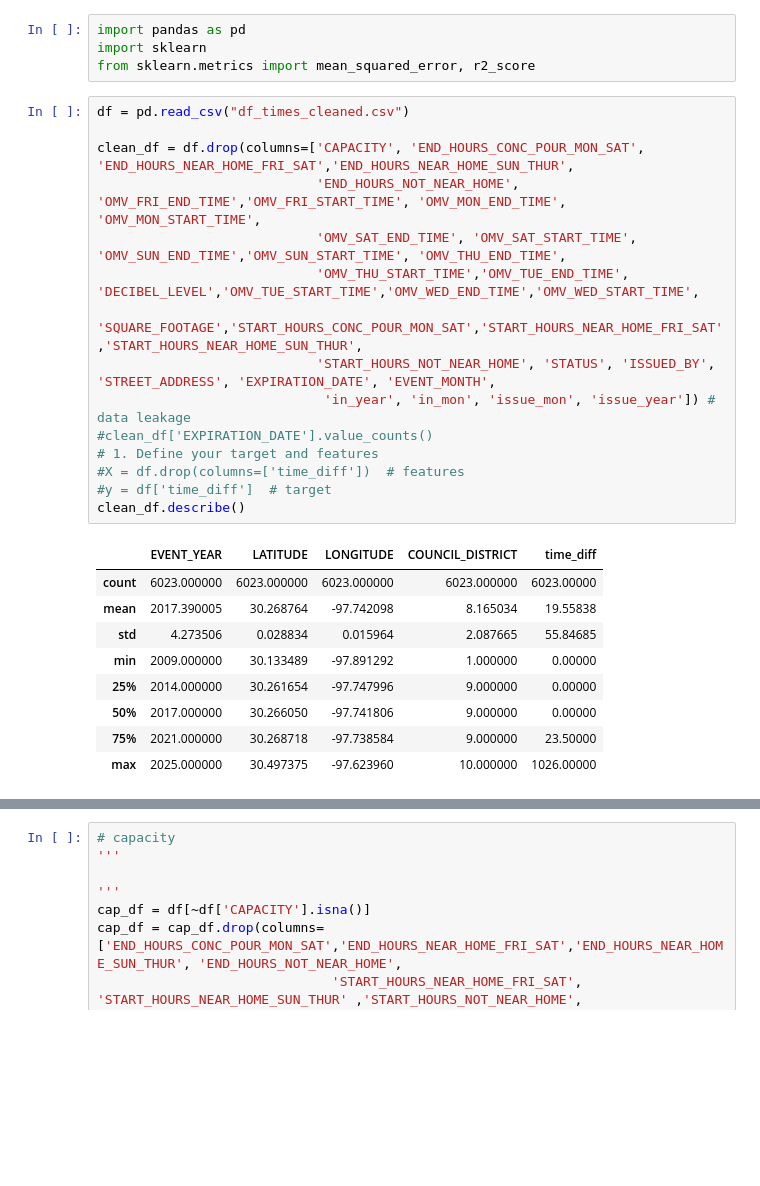
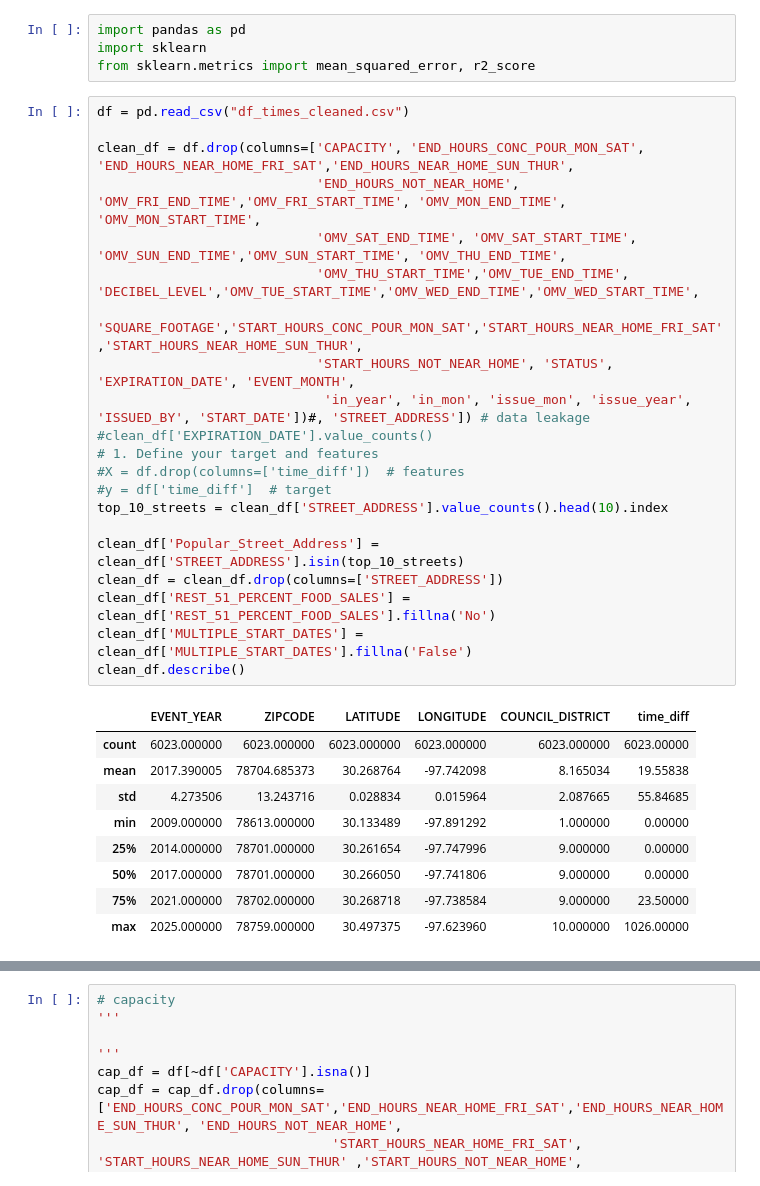
Before and after one commit to dysonspheres/soundOrdinanceProject, a Jupyter notebook: zipcode.ipynb, the cells around one changed output, grey strips where cells are left out. Cells and saved outputs as stored; diff of their text form; blank space fills up the shorter version.

```diff
--- a/zipcode.ipynb
+++ b/zipcode.ipynb
@@ -5,28 +5,34 @@ from sklearn.metrics import mean_squared_error, r2_score
 # %%
 df = pd.read_csv("df_times_cleaned.csv")
 
 clean_df = df.drop(columns=['CAPACITY', 'END_HOURS_CONC_POUR_MON_SAT', 'END_HOURS_NEAR_HOME_FRI_SAT','END_HOURS_NEAR_HOME_SUN_THUR',
                             'END_HOURS_NOT_NEAR_HOME', 'OMV_FRI_END_TIME','OMV_FRI_START_TIME', 'OMV_MON_END_TIME', 'OMV_MON_START_TIME',
                             'OMV_SAT_END_TIME', 'OMV_SAT_START_TIME', 'OMV_SUN_END_TIME','OMV_SUN_START_TIME', 'OMV_THU_END_TIME',
                             'OMV_THU_START_TIME','OMV_TUE_END_TIME', 'DECIBEL_LEVEL','OMV_TUE_START_TIME','OMV_WED_END_TIME','OMV_WED_START_TIME',
                             'SQUARE_FOOTAGE','START_HOURS_CONC_POUR_MON_SAT','START_HOURS_NEAR_HOME_FRI_SAT','START_HOURS_NEAR_HOME_SUN_THUR',
-                            'START_HOURS_NOT_NEAR_HOME', 'STATUS', 'ISSUED_BY', 'STREET_ADDRESS', 'EXPIRATION_DATE', 'EVENT_MONTH',
-                             'in_year', 'in_mon', 'issue_mon', 'issue_year']) # data leakage
+                            'START_HOURS_NOT_NEAR_HOME', 'STATUS', 'EXPIRATION_DATE', 'EVENT_MONTH',
+                             'in_year', 'in_mon', 'issue_mon', 'issue_year', 'ISSUED_BY', 'START_DATE'])#, 'STREET_ADDRESS']) # data leakage
 #clean_df['EXPIRATION_DATE'].value_counts()
 # 1. Define your target and features
 #X = df.drop(columns=['time_diff'])  # features
 #y = df['time_diff']  # target
+top_10_streets = clean_df['STREET_ADDRESS'].value_counts().head(10).index
+
+clean_df['Popular_Street_Address'] = clean_df['STREET_ADDRESS'].isin(top_10_streets)
+clean_df = clean_df.drop(columns=['STREET_ADDRESS'])
+clean_df['REST_51_PERCENT_FOOD_SALES'] = clean_df['REST_51_PERCENT_FOOD_SALES'].fillna('No')
+clean_df['MULTIPLE_START_DATES'] = clean_df['MULTIPLE_START_DATES'].fillna('False')
 clean_df.describe()
 # %% [output]
-|  | EVENT_YEAR | LATITUDE | LONGITUDE | COUNCIL_DISTRICT | time_diff |
-| count | 6023.000000 | 6023.000000 | 6023.000000 | 6023.000000 | 6023.00000 |
-| mean | 2017.390005 | 30.268764 | -97.742098 | 8.165034 | 19.55838 |
-| std | 4.273506 | 0.028834 | 0.015964 | 2.087665 | 55.84685 |
-| min | 2009.000000 | 30.133489 | -97.891292 | 1.000000 | 0.00000 |
-| 25% | 2014.000000 | 30.261654 | -97.747996 | 9.000000 | 0.00000 |
-| 50% | 2017.000000 | 30.266050 | -97.741806 | 9.000000 | 0.00000 |
-| 75% | 2021.000000 | 30.268718 | -97.738584 | 9.000000 | 23.50000 |
-| max | 2025.000000 | 30.497375 | -97.623960 | 10.000000 | 1026.00000 |
+|  | EVENT_YEAR | ZIPCODE | LATITUDE | LONGITUDE | COUNCIL_DISTRICT | time_diff |
+| count | 6023.000000 | 6023.000000 | 6023.000000 | 6023.000000 | 6023.000000 | 6023.00000 |
+| mean | 2017.390005 | 78704.685373 | 30.268764 | -97.742098 | 8.165034 | 19.55838 |
+| std | 4.273506 | 13.243716 | 0.028834 | 0.015964 | 2.087665 | 55.84685 |
+| min | 2009.000000 | 78613.000000 | 30.133489 | -97.891292 | 1.000000 | 0.00000 |
+| 25% | 2014.000000 | 78701.000000 | 30.261654 | -97.747996 | 9.000000 | 0.00000 |
+| 50% | 2017.000000 | 78701.000000 | 30.266050 | -97.741806 | 9.000000 | 0.00000 |
+| 75% | 2021.000000 | 78702.000000 | 30.268718 | -97.738584 | 9.000000 | 23.50000 |
+| max | 2025.000000 | 78759.000000 | 30.497375 | -97.623960 | 10.000000 | 1026.00000 |
 # %%
 from sklearn.model_selection import train_test_split
 from sklearn.preprocessing import StandardScaler, OneHotEncoder
```
Also changed, not shown: parts of 8 cells of this notebook.
